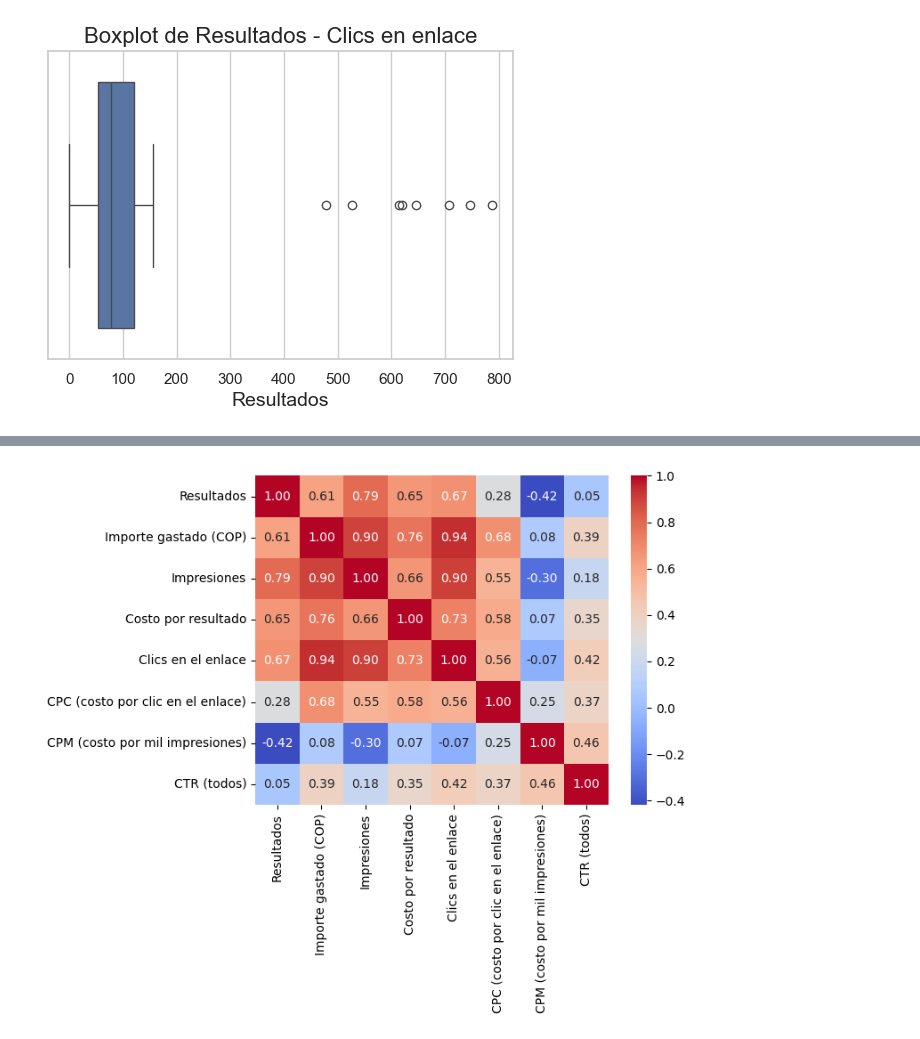
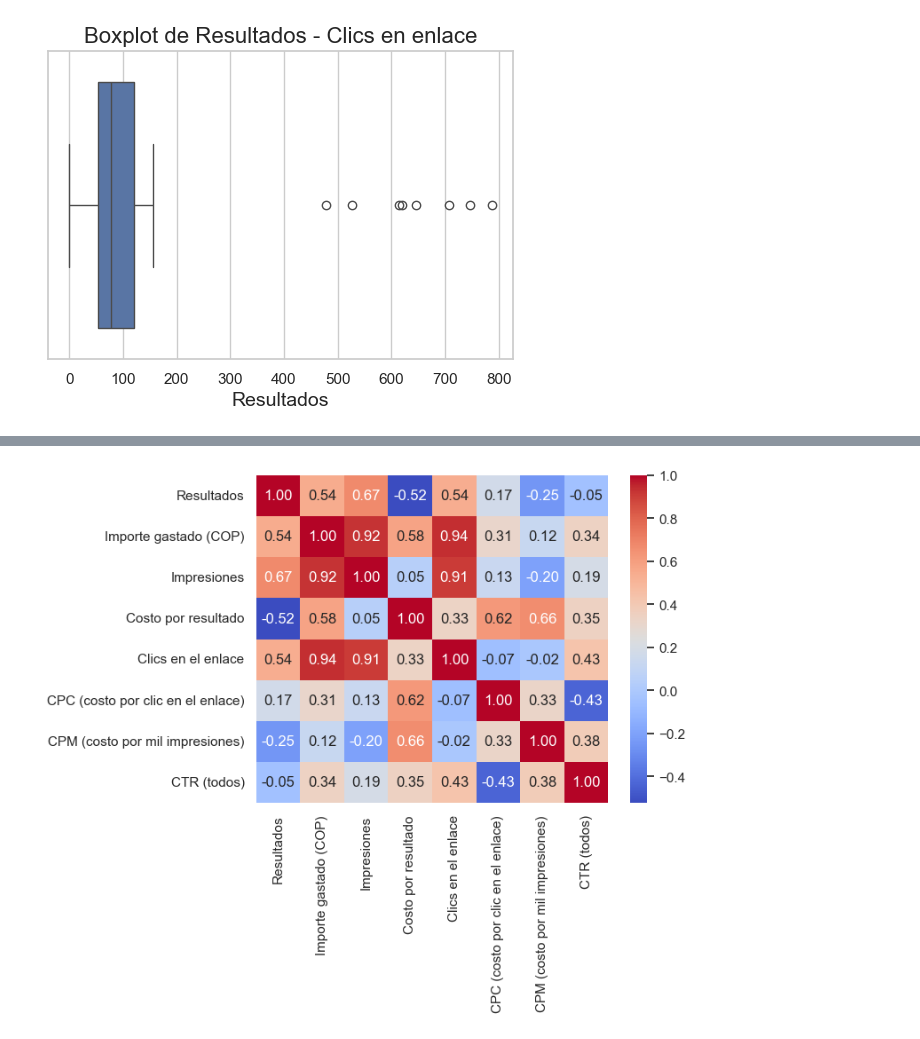
Before and after one commit to andresmaufer03/Proyecto-EDA, a Jupyter notebook: Meta Análisis/EDAMeta.ipynb, the cells around one changed output, grey strips where cells are left out. Saved outputs shown, nothing was run; the diff lists cells and outputs as text; code cells hidden in the pictures.

```diff
--- a/Meta Análisis/EDAMeta.ipynb
+++ b/Meta Análisis/EDAMeta.ipynb
@@ -167,7 +167,6 @@ OUTCOME_SALES       NaN                             382
 Name: count, dtype: int64
 # %%
 df_meta.loc[:,'Resultados'] = df_meta['Resultados'].fillna(0)
-df_meta.loc[:,'Costo por resultado'] = df_meta['Costo por resultado'].fillna(0)
 df_meta.loc[:,'Clics en el enlace'] = df_meta['Clics en el enlace'].fillna(0)
 
 df_meta['Tipo de resultado'] = np.where(
@@ -693,6 +422,6 @@ Index(['Nombre de la campaña', 'Identificador de la campaña',
 # %%
-heatmap_list=df_meta_filtrado[['Resultados','Importe gastado (COP)','Impresiones','Costo por resultado','Clics en el enlace','CPC (costo por clic en el enlace)','CPM (costo por mil impresiones)','CTR (todos)']]
+heatmap_list=df_meta[['Resultados','Importe gastado (COP)','Impresiones','Costo por resultado','Clics en el enlace','CPC (costo por clic en el enlace)','CPM (costo por mil impresiones)','CTR (todos)']]
 sns.heatmap(heatmap_list.corr(method='spearman'),annot=True, cmap="coolwarm", fmt=".2f")
 plt.show()
 # %% [output]
-[figure, old version]
+[figure, new version]
```
Also changed, not shown: parts of 42 cells of this notebook, 1 other file.
